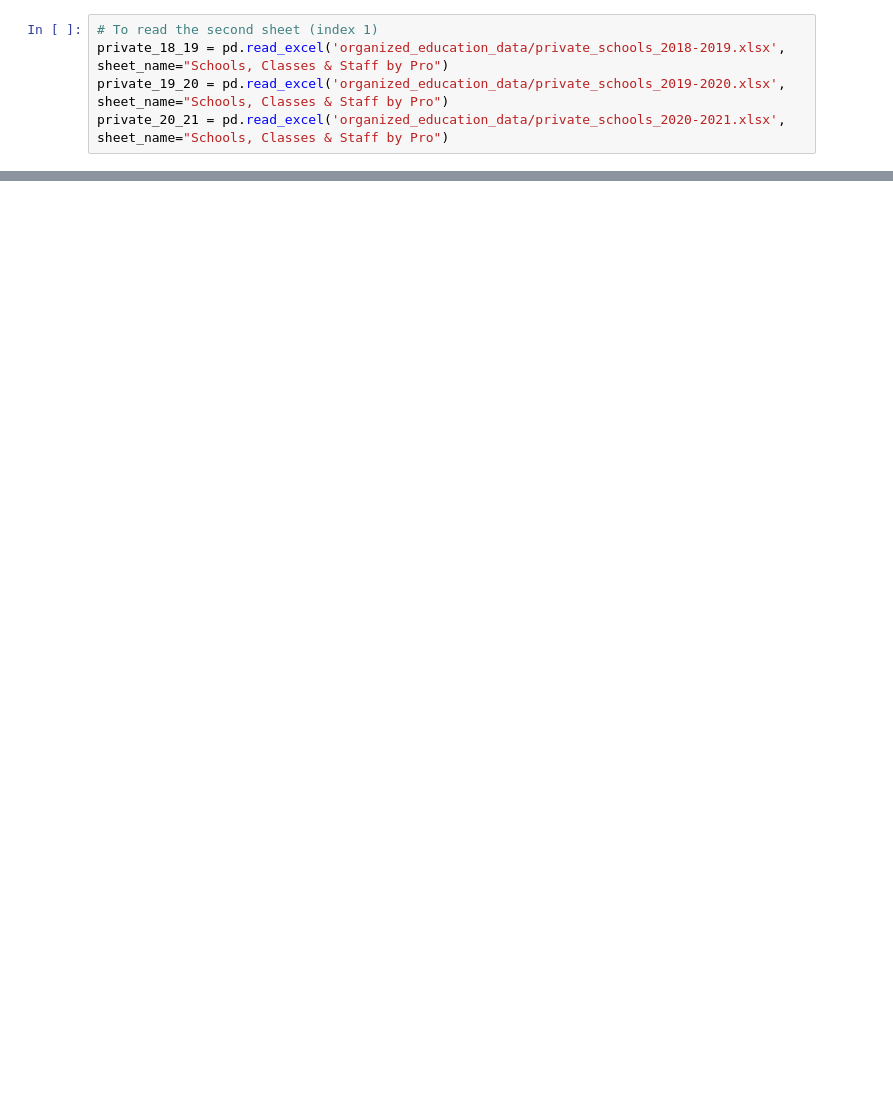
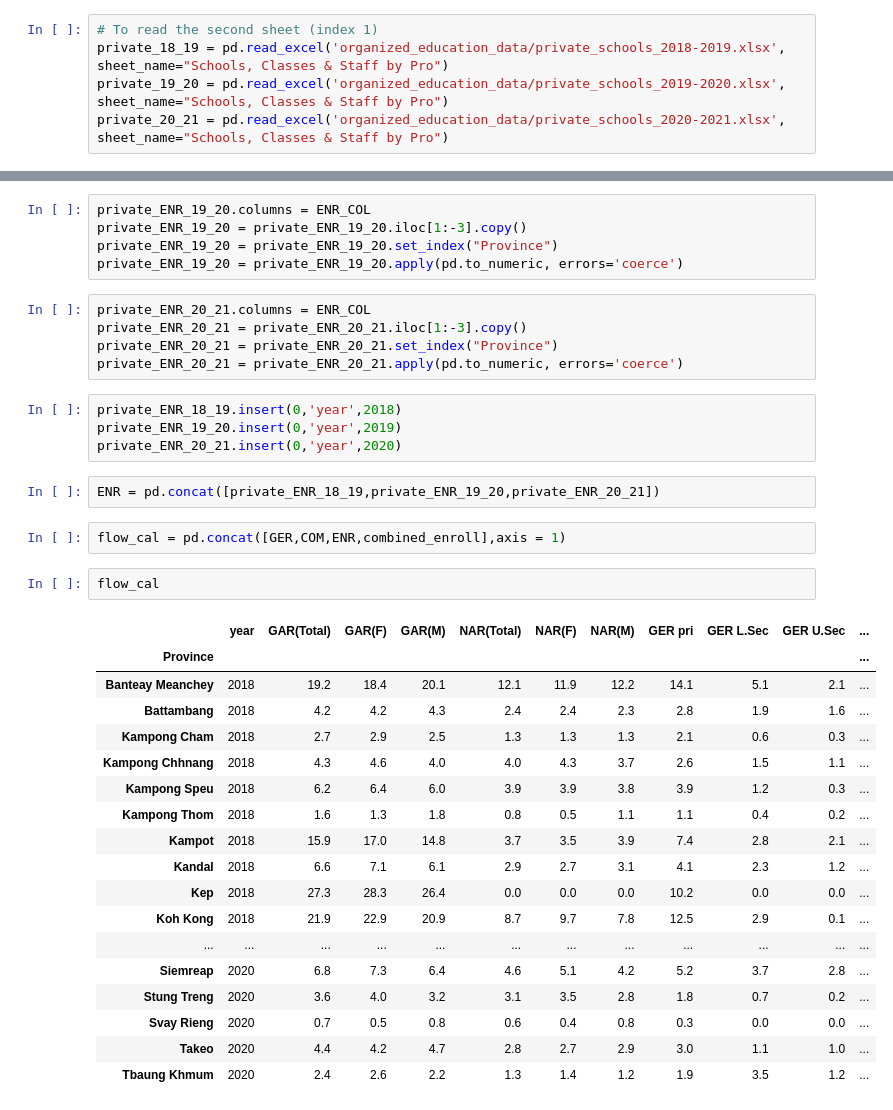
Before and after one commit to i-eat-tea/MINI_PROJECT_AMS_B_GROUP3, a Jupyter notebook: private_dashboard.ipynb, the cells around one changed output, grey strips where cells are left out. Drawn from its saved outputs; the diff is of its cells as text; blank space fills up the shorter version.

```diff
--- a/private_dashboard.ipynb
+++ b/private_dashboard.ipynb
@@ -302,0 +305,39 @@ combined_school
+# %%
+private_ENR_19_20.columns = ENR_COL
+private_ENR_19_20 = private_ENR_19_20.iloc[1:-3].copy()
+private_ENR_19_20 = private_ENR_19_20.set_index("Province")
+private_ENR_19_20 = private_ENR_19_20.apply(pd.to_numeric, errors='coerce')
+# %%
+private_ENR_20_21.columns = ENR_COL
+private_ENR_20_21 = private_ENR_20_21.iloc[1:-3].copy()
+private_ENR_20_21 = private_ENR_20_21.set_index("Province")
+private_ENR_20_21 = private_ENR_20_21.apply(pd.to_numeric, errors='coerce')
+# %%
+private_ENR_18_19.insert(0,'year',2018)
+private_ENR_19_20.insert(0,'year',2019)
+private_ENR_20_21.insert(0,'year',2020)
+# %%
+ENR = pd.concat([private_ENR_18_19,private_ENR_19_20,private_ENR_20_21])
+# %%
+flow_cal = pd.concat([GER,COM,ENR,combined_enroll],axis = 1)
+# %%
+flow_cal
+# %% [output]
+|  | year | GAR(Total) | GAR(F) | GAR(M) | NAR(Total) | NAR(F) | NAR(M) | GER pri | GER L.Sec | GER U.Sec | ... |
+| Province |  |  |  |  |  |  |  |  |  |  | ... |
+| Banteay Meanchey | 2018 | 19.2 | 18.4 | 20.1 | 12.1 | 11.9 | 12.2 | 14.1 | 5.1 | 2.1 | ... |
+| Battambang | 2018 | 4.2 | 4.2 | 4.3 | 2.4 | 2.4 | 2.3 | 2.8 | 1.9 | 1.6 | ... |
+| Kampong Cham | 2018 | 2.7 | 2.9 | 2.5 | 1.3 | 1.3 | 1.3 | 2.1 | 0.6 | 0.3 | ... |
+| Kampong Chhnang | 2018 | 4.3 | 4.6 | 4.0 | 4.0 | 4.3 | 3.7 | 2.6 | 1.5 | 1.1 | ... |
+| Kampong Speu | 2018 | 6.2 | 6.4 | 6.0 | 3.9 | 3.9 | 3.8 | 3.9 | 1.2 | 0.3 | ... |
+| Kampong Thom | 2018 | 1.6 | 1.3 | 1.8 | 0.8 | 0.5 | 1.1 | 1.1 | 0.4 | 0.2 | ... |
+| Kampot | 2018 | 15.9 | 17.0 | 14.8 | 3.7 | 3.5 | 3.9 | 7.4 | 2.8 | 2.1 | ... |
+| Kandal | 2018 | 6.6 | 7.1 | 6.1 | 2.9 | 2.7 | 3.1 | 4.1 | 2.3 | 1.2 | ... |
+| Kep | 2018 | 27.3 | 28.3 | 26.4 | 0.0 | 0.0 | 0.0 | 10.2 | 0.0 | 0.0 | ... |
+| Koh Kong | 2018 | 21.9 | 22.9 | 20.9 | 8.7 | 9.7 | 7.8 | 12.5 | 2.9 | 0.1 | ... |
+| ... | ... | ... | ... | ... | ... | ... | ... | ... | ... | ... | ... |
+| Siemreap | 2020 | 6.8 | 7.3 | 6.4 | 4.6 | 5.1 | 4.2 | 5.2 | 3.7 | 2.8 | ... |
+| Stung Treng | 2020 | 3.6 | 4.0 | 3.2 | 3.1 | 3.5 | 2.8 | 1.8 | 0.7 | 0.2 | ... |
+| Svay Rieng | 2020 | 0.7 | 0.5 | 0.8 | 0.6 | 0.4 | 0.8 | 0.3 | 0.0 | 0.0 | ... |
+| Takeo | 2020 | 4.4 | 4.2 | 4.7 | 2.8 | 2.7 | 2.9 | 3.0 | 1.1 | 1.0 | ... |
+| Tbaung Khmum | 2020 | 2.4 | 2.6 | 2.2 | 1.3 | 1.4 | 1.2 | 1.9 | 3.5 | 1.2 | ... |
```
Also changed, not shown: parts of 43 cells of this notebook, 7 other files.
